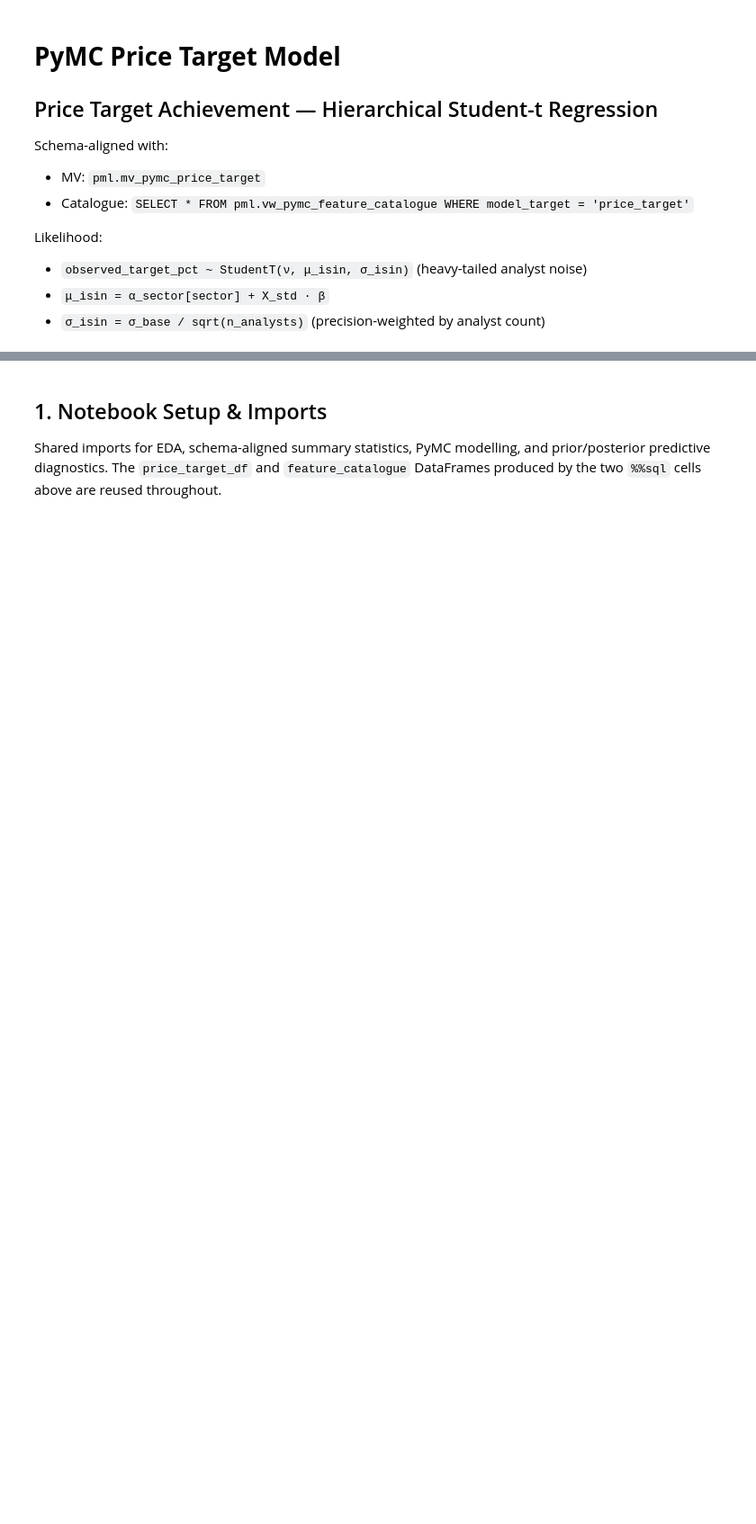
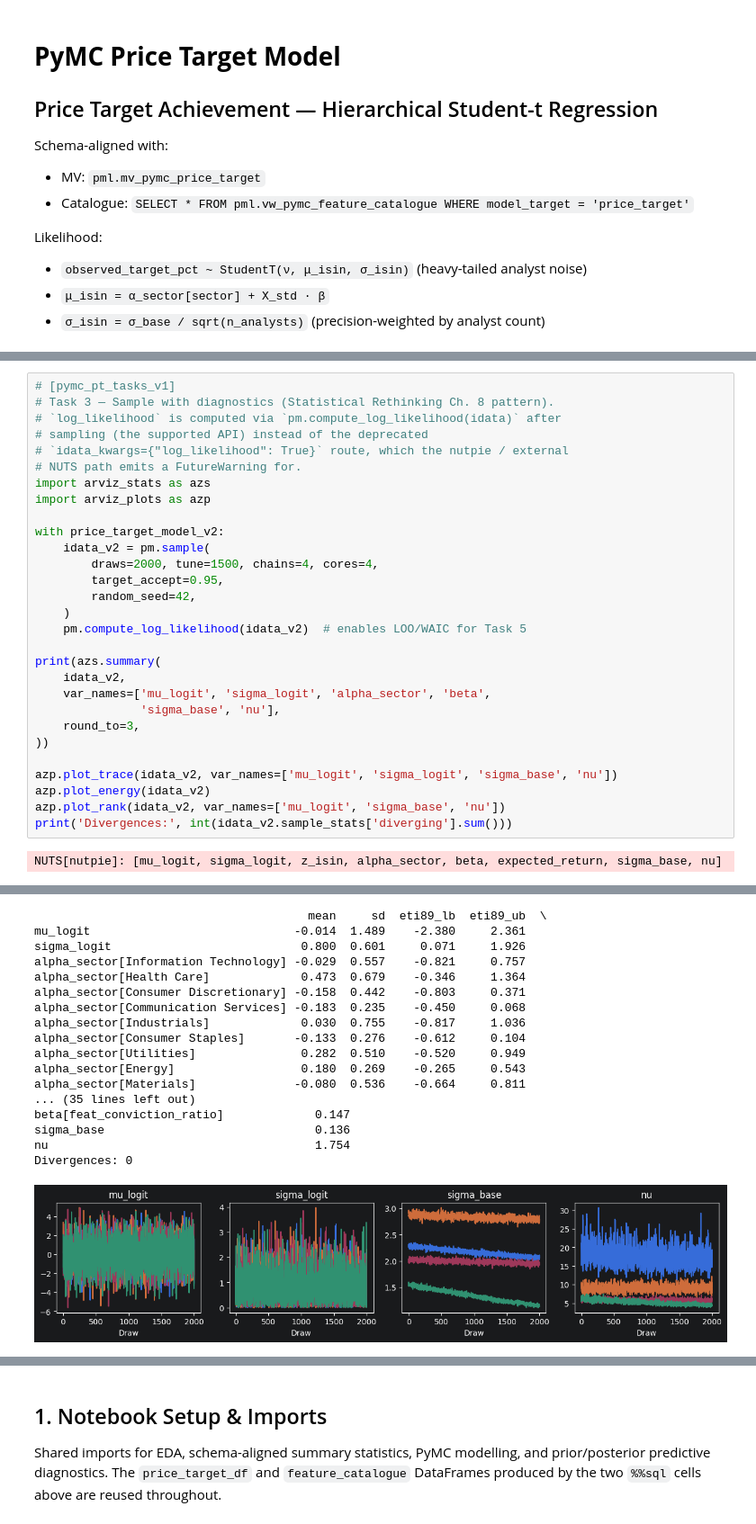
Before and after one commit to Kabenge42/PML_Finance_Project, a Jupyter notebook: pymc_price_target.ipynb, the cells around one changed output, grey strips where cells are left out. Shown at 90% size. Drawn from its saved outputs; the diff is of its cells as text; blank space fills up the shorter version.

```diff
--- a/pymc_price_target.ipynb
+++ b/pymc_price_target.ipynb
@@ -22,0 +189,31 @@ ORDER BY pymc_role, feature_role, feature_alias
+# %%
+# [pymc_pt_tasks_v1]
+# Task 3 — Sample with diagnostics (Statistical Rethinking Ch. 8 pattern).
+# `log_likelihood` is computed via `pm.compute_log_likelihood(idata)` after
+# sampling (the supported API) instead of the deprecated
+# `idata_kwargs={"log_likelihood": True}` route, which the nutpie / external
+# NUTS path emits a FutureWarning for.
+import arviz_stats as azs
+import arviz_plots as azp
+
+with price_target_model_v2:
+    idata_v2 = pm.sample(
+        draws=2000, tune=1500, chains=4, cores=4,
+        target_accept=0.95,
+        random_seed=42,
+    )
+    pm.compute_log_likelihood(idata_v2)  # enables LOO/WAIC for Task 5
+
+print(azs.summary(
+    idata_v2,
+    var_names=['mu_logit', 'sigma_logit', 'alpha_sector', 'beta',
+               'sigma_base', 'nu'],
+    round_to=3,
+))
+
+azp.plot_trace(idata_v2, var_names=['mu_logit', 'sigma_logit', 'sigma_base', 'nu'])
+azp.plot_energy(idata_v2)
+azp.plot_rank(idata_v2, var_names=['mu_logit', 'sigma_base', 'nu'])
+print('Divergences:', int(idata_v2.sample_stats['diverging'].sum()))
+# %% [output]
+NUTS[nutpie]: [mu_logit, sigma_logit, z_isin, alpha_sector, beta, expected_return, sigma_base, nu]
@@ -22,0 +224,18 @@ ORDER BY pymc_role, feature_role, feature_alias
+                                       mean     sd  eti89_lb  eti89_ub  \
+mu_logit                             -0.014  1.489    -2.380     2.361
+sigma_logit                           0.800  0.601     0.071     1.926
+alpha_sector[Information Technology] -0.029  0.557    -0.821     0.757
+alpha_sector[Health Care]             0.473  0.679    -0.346     1.364
+alpha_sector[Consumer Discretionary] -0.158  0.442    -0.803     0.371
+alpha_sector[Communication Services] -0.183  0.235    -0.450     0.068
+alpha_sector[Industrials]             0.030  0.755    -0.817     1.036
+alpha_sector[Consumer Staples]       -0.133  0.276    -0.612     0.104
+alpha_sector[Utilities]               0.282  0.510    -0.520     0.949
+alpha_sector[Energy]                  0.180  0.269    -0.265     0.543
+alpha_sector[Materials]              -0.080  0.536    -0.664     0.811
+... (35 lines left out)
+beta[feat_conviction_ratio]             0.147
+sigma_base                              0.136
+nu                                      1.754
+Divergences: 0
+[figure, added]
```
Also changed, not shown: parts of 38 cells of this notebook, 49 other files.
